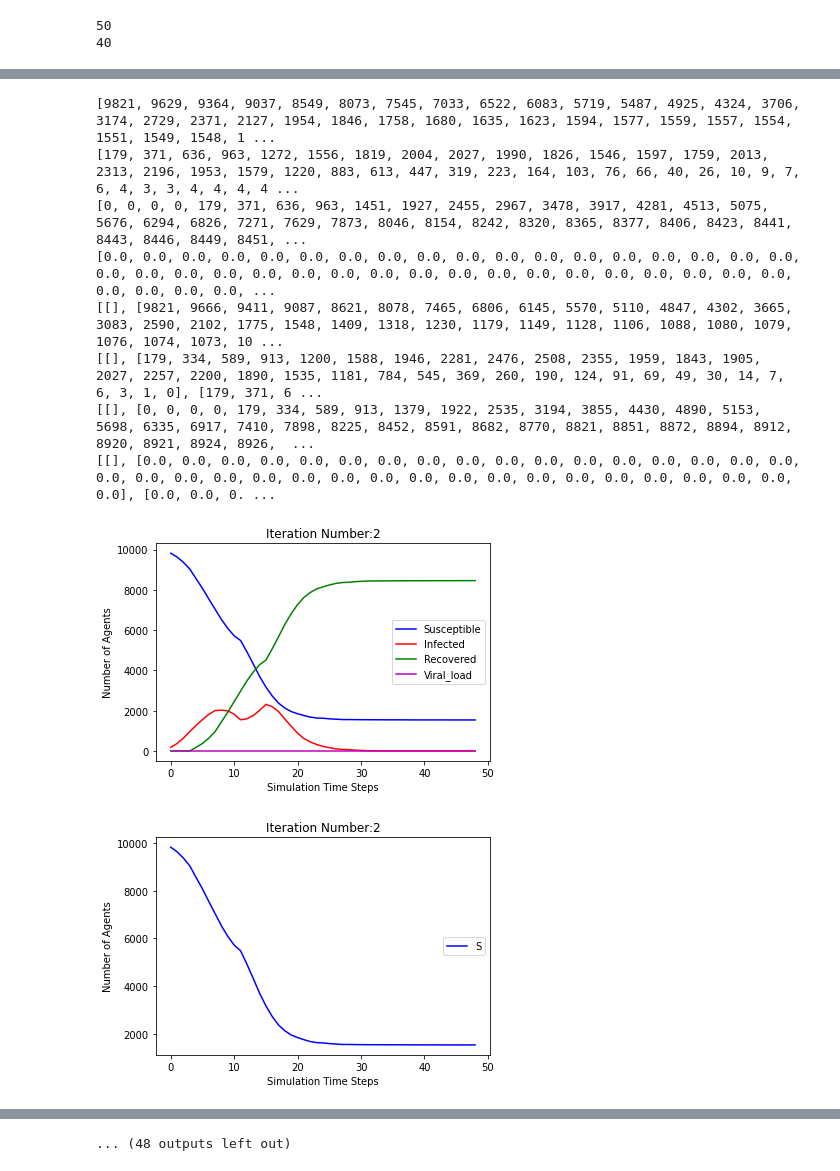
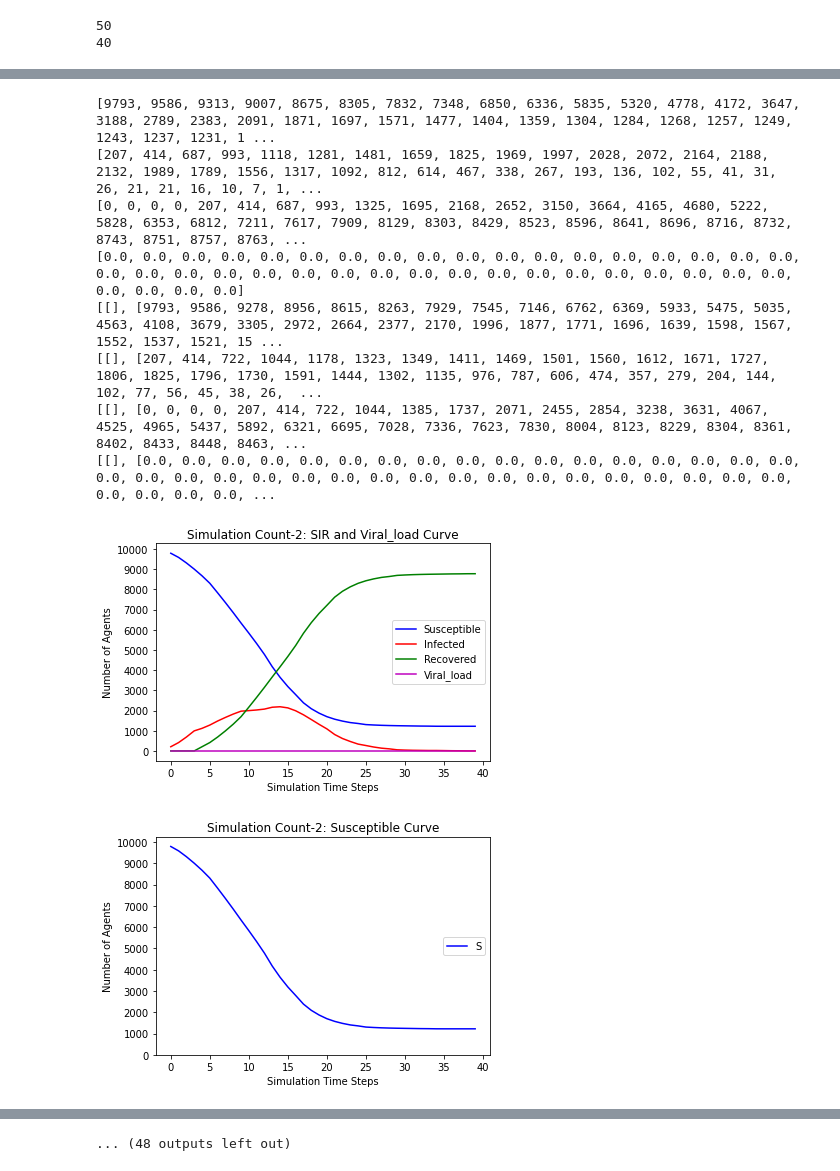
Before and after one commit to rajeshkpandey/AWESOME-FER, a Jupyter notebook: Epidemics_ABM_python_latest.ipynb, the cells around one changed output, grey strips where cells are left out. Saved outputs shown, nothing was run; the diff lists cells and outputs as text; code cells hidden in the pictures.

```diff
--- a/Epidemics_ABM_python_latest.ipynb
+++ b/Epidemics_ABM_python_latest.ipynb
@@ -183,7 +185,7 @@ def random_walk(Graph=Graph, GraphN=GraphN, Node=Node, Agent=Agent, num_walks=1,
         Node_next[i*len(GraphN.nodes)+j] = list()
     for i in range(len(Graph.nodes)):
       for j in range(len(GraphN.nodes)):
-        Node_next[i*len(GraphN.nodes)+j].append({'Viral_load' : copy.deepcopy(Node[i*len(GraphN.nodes)+j][0]['Viral_load'])})
+        Node_next[i*len(GraphN.nodes)+j].append({'Viral_load' : copy.deepcopy(Node[i*len(GraphN.nodes)+j][0]['Viral_load']*.5)})
         Node_next[i*len(GraphN.nodes)+j].append({'S' : 0})
         Node_next[i*len(GraphN.nodes)+j].append({'I' : 0})
         Node_next[i*len(GraphN.nodes)+j].append({'R' : 0})
@@ -219,6 +221,18 @@ def random_walk(Graph=Graph, GraphN=GraphN, Node=Node, Agent=Agent, num_walks=1,
                       P1 = I1/(I1**2 + .01) + V1/(V1**2+.01)
                       P2 = I2/(I2**2 + .01) + V2/(V2**2+.01)
                       PH = IH/(IH**2 + .01) + VH/(VH**2+.01)
+                      if max(P1,P2,PH) == PH:
+                        PH = 3*PH
+                        P1 = P1/3
+                        P2 = P2/3
+                      elif max(P1,P2,PH) == P1:
+                        P1 = P1
+                        P2 = P2
+                        PH = 3*PH
+                      else:
+                        P1 = P1
+                        P2 = P2
+                        PH = 3*PH
                       P = P1 + P2 + PH
                       if P == 0:
                         PNN1 = 1
@@ -228,7 +242,8 @@ def random_walk(Graph=Graph, GraphN=GraphN, Node=Node, Agent=Agent, num_walks=1,
                         PNN1 = PH/P
                         PNN2 = P1/P
                         PNN3 = P2/P
-                      next = random.choices(neighbors,weights=(PNN1,PNN2,PNN3), k=1)[0]
+                      #next = random.choices(neighbors,weights=(PNN1,PNN2,PNN3), k=1)[0]
+                      next = random.choices(neighbors,weights=(.96,.02,.02), k=1)[0]
                       if next == Agent_next[a_id][7]['Current_node']:
                         #print("no movement")
                         count_nomove+=1
@@ -261,6 +276,18 @@ def random_walk(Graph=Graph, GraphN=GraphN, Node=Node, Agent=Agent, num_walks=1,
                       P2 = I2/(I2**2 + .01) + V2/(V2**2+.01)
                       P3 = I3/(I3**2 + .01) + V3/(V3**2+.01)
                       P1 = I1/(I1**2 + .01) + V1/(V1**2+.01)
+                      if max(P1,P2,P3) == P1:
+                        P1 = P1
+                        P2 = P2/3
+                        P3 = P3/3
+                      elif max(P1,P2,P3) == P2:
+                        P1 = P1
+                        P2 = P2
+                        P3 = P1/2
+                      else:
+                        P1 = P1
+                        P2 = P2/2
+                        P3 = P3
                       P = P1+P2+P3
                       if P == 0:
                         PNN1 = 1
@@ -394,36 +421,41 @@ for i in range(10):
   print(VV)
   plt.plot(T, S, 'b', T, I, 'r', T, R, 'g',T, V, 'm')
   plt.xlabel('Simulation Time Steps')
-  plt.title('Iteration Number:'+str(i+1))
+  plt.title('Simulation Count-'+str(i+1)+': SIR and Viral_load Curve')
   plt.ylabel('Number of Agents')
+  plt.yticks(np.arange(0,K+1, K/10))
   plt.legend(("Susceptible", "Infected", "Recovered", "Viral_load"),loc='center right')
   plt.show()
 
   plt.plot(T, S, 'b')
   plt.xlabel('Simulation Time Steps')
-  plt.title('Iteration Number:'+str(i+1))
+  plt.title('Simulation Count-'+str(i+1)+': Susceptible Curve')
   plt.ylabel('Number of Agents')
+  plt.yticks(np.arange(0,K+1, K/10))
   plt.legend(("Susceptible"),loc='center right')
   plt.show()
 
   plt.plot(T, I, 'r')
   plt.xlabel('Simulation Time Steps')
-  plt.title('Iteration Number:'+str(i+1))
+  plt.title('Simulation Count-'+str(i+1)+': Infected Curve')
   plt.ylabel('Number of Agents')
+  plt.yticks(np.arange(0,K+1, K/10))
   plt.legend(("Infected"),loc='center right')
   plt.show()
 
   plt.plot(T, R, 'g')
   plt.xlabel('Simulation Time Steps')
-  plt.title('Iteration Number:'+str(i+1))
+  plt.title('Simulation Count-'+str(i+1)+': Recovered Curve')
   plt.ylabel('Number of Agents')
+  plt.yticks(np.arange(0,K+1, K/10))
   plt.legend(("Recovered"),loc='center right')
   plt.show()
 
   plt.plot(T, V, 'm')
   plt.xlabel('Simulation Time Steps')
-  plt.title('Iteration Number:'+str(i+1))
+  plt.title('Simulation Count'+str(i+1)+': Viral_load Curve')
   plt.ylabel('Number of Agents')
+  plt.yticks(np.arange(0,K+1, K/10))
   plt.legend(("Viral_load"),loc='center right')
   plt.show()
 # %% [output]
@@ -443,10 +475,10 @@ for i in range(10):
-[9821, 9629, 9364, 9037, 8549, 8073, 7545, 7033, 6522, 6083, 5719, 5487, 4925, 4324, 3706, 3174, 2729, 2371, 2127, 1954, 1846, 1758, 1680, 1635, 1623, 1594, 1577, 1559, 1557, 1554, 1551, 1549, 1548, 1 ...
-[179, 371, 636, 963, 1272, 1556, 1819, 2004, 2027, 1990, 1826, 1546, 1597, 1759, 2013, 2313, 2196, 1953, 1579, 1220, 883, 613, 447, 319, 223, 164, 103, 76, 66, 40, 26, 10, 9, 7, 6, 4, 3, 3, 4, 4, 4, 4 ...
-[0, 0, 0, 0, 179, 371, 636, 963, 1451, 1927, 2455, 2967, 3478, 3917, 4281, 4513, 5075, 5676, 6294, 6826, 7271, 7629, 7873, 8046, 8154, 8242, 8320, 8365, 8377, 8406, 8423, 8441, 8443, 8446, 8449, 8451, ...
-[0.0, 0.0, 0.0, 0.0, 0.0, 0.0, 0.0, 0.0, 0.0, 0.0, 0.0, 0.0, 0.0, 0.0, 0.0, 0.0, 0.0, 0.0, 0.0, 0.0, 0.0, 0.0, 0.0, 0.0, 0.0, 0.0, 0.0, 0.0, 0.0, 0.0, 0.0, 0.0, 0.0, 0.0, 0.0, 0.0, 0.0, 0.0, 0.0, 0.0, ...
-[[], [9821, 9666, 9411, 9087, 8621, 8078, 7465, 6806, 6145, 5570, 5110, 4847, 4302, 3665, 3083, 2590, 2102, 1775, 1548, 1409, 1318, 1230, 1179, 1149, 1128, 1106, 1088, 1080, 1079, 1076, 1074, 1073, 10 ...
-[[], [179, 334, 589, 913, 1200, 1588, 1946, 2281, 2476, 2508, 2355, 1959, 1843, 1905, 2027, 2257, 2200, 1890, 1535, 1181, 784, 545, 369, 260, 190, 124, 91, 69, 49, 30, 14, 7, 6, 3, 1, 0], [179, 371, 6 ...
-[[], [0, 0, 0, 0, 179, 334, 589, 913, 1379, 1922, 2535, 3194, 3855, 4430, 4890, 5153, 5698, 6335, 6917, 7410, 7898, 8225, 8452, 8591, 8682, 8770, 8821, 8851, 8872, 8894, 8912, 8920, 8921, 8924, 8926,  ...
-[[], [0.0, 0.0, 0.0, 0.0, 0.0, 0.0, 0.0, 0.0, 0.0, 0.0, 0.0, 0.0, 0.0, 0.0, 0.0, 0.0, 0.0, 0.0, 0.0, 0.0, 0.0, 0.0, 0.0, 0.0, 0.0, 0.0, 0.0, 0.0, 0.0, 0.0, 0.0, 0.0, 0.0, 0.0, 0.0, 0.0], [0.0, 0.0, 0. ...
+[9793, 9586, 9313, 9007, 8675, 8305, 7832, 7348, 6850, 6336, 5835, 5320, 4778, 4172, 3647, 3188, 2789, 2383, 2091, 1871, 1697, 1571, 1477, 1404, 1359, 1304, 1284, 1268, 1257, 1249, 1243, 1237, 1231, 1 ...
+[207, 414, 687, 993, 1118, 1281, 1481, 1659, 1825, 1969, 1997, 2028, 2072, 2164, 2188, 2132, 1989, 1789, 1556, 1317, 1092, 812, 614, 467, 338, 267, 193, 136, 102, 55, 41, 31, 26, 21, 21, 16, 10, 7, 1, ...
+[0, 0, 0, 0, 207, 414, 687, 993, 1325, 1695, 2168, 2652, 3150, 3664, 4165, 4680, 5222, 5828, 6353, 6812, 7211, 7617, 7909, 8129, 8303, 8429, 8523, 8596, 8641, 8696, 8716, 8732, 8743, 8751, 8757, 8763, ...
+[0.0, 0.0, 0.0, 0.0, 0.0, 0.0, 0.0, 0.0, 0.0, 0.0, 0.0, 0.0, 0.0, 0.0, 0.0, 0.0, 0.0, 0.0, 0.0, 0.0, 0.0, 0.0, 0.0, 0.0, 0.0, 0.0, 0.0, 0.0, 0.0, 0.0, 0.0, 0.0, 0.0, 0.0, 0.0, 0.0, 0.0, 0.0, 0.0, 0.0]
+[[], [9793, 9586, 9278, 8956, 8615, 8263, 7929, 7545, 7146, 6762, 6369, 5933, 5475, 5035, 4563, 4108, 3679, 3305, 2972, 2664, 2377, 2170, 1996, 1877, 1771, 1696, 1639, 1598, 1567, 1552, 1537, 1521, 15 ...
+[[], [207, 414, 722, 1044, 1178, 1323, 1349, 1411, 1469, 1501, 1560, 1612, 1671, 1727, 1806, 1825, 1796, 1730, 1591, 1444, 1302, 1135, 976, 787, 606, 474, 357, 279, 204, 144, 102, 77, 56, 45, 38, 26,  ...
+[[], [0, 0, 0, 0, 207, 414, 722, 1044, 1385, 1737, 2071, 2455, 2854, 3238, 3631, 4067, 4525, 4965, 5437, 5892, 6321, 6695, 7028, 7336, 7623, 7830, 8004, 8123, 8229, 8304, 8361, 8402, 8433, 8448, 8463, ...
+[[], [0.0, 0.0, 0.0, 0.0, 0.0, 0.0, 0.0, 0.0, 0.0, 0.0, 0.0, 0.0, 0.0, 0.0, 0.0, 0.0, 0.0, 0.0, 0.0, 0.0, 0.0, 0.0, 0.0, 0.0, 0.0, 0.0, 0.0, 0.0, 0.0, 0.0, 0.0, 0.0, 0.0, 0.0, 0.0, 0.0, 0.0, 0.0, 0.0, ...
-[figure, old version]
+[figure, new version]
-[figure, old version]
+[figure, new version]
```
Also changed, not shown: parts of 4 cells of this notebook.
